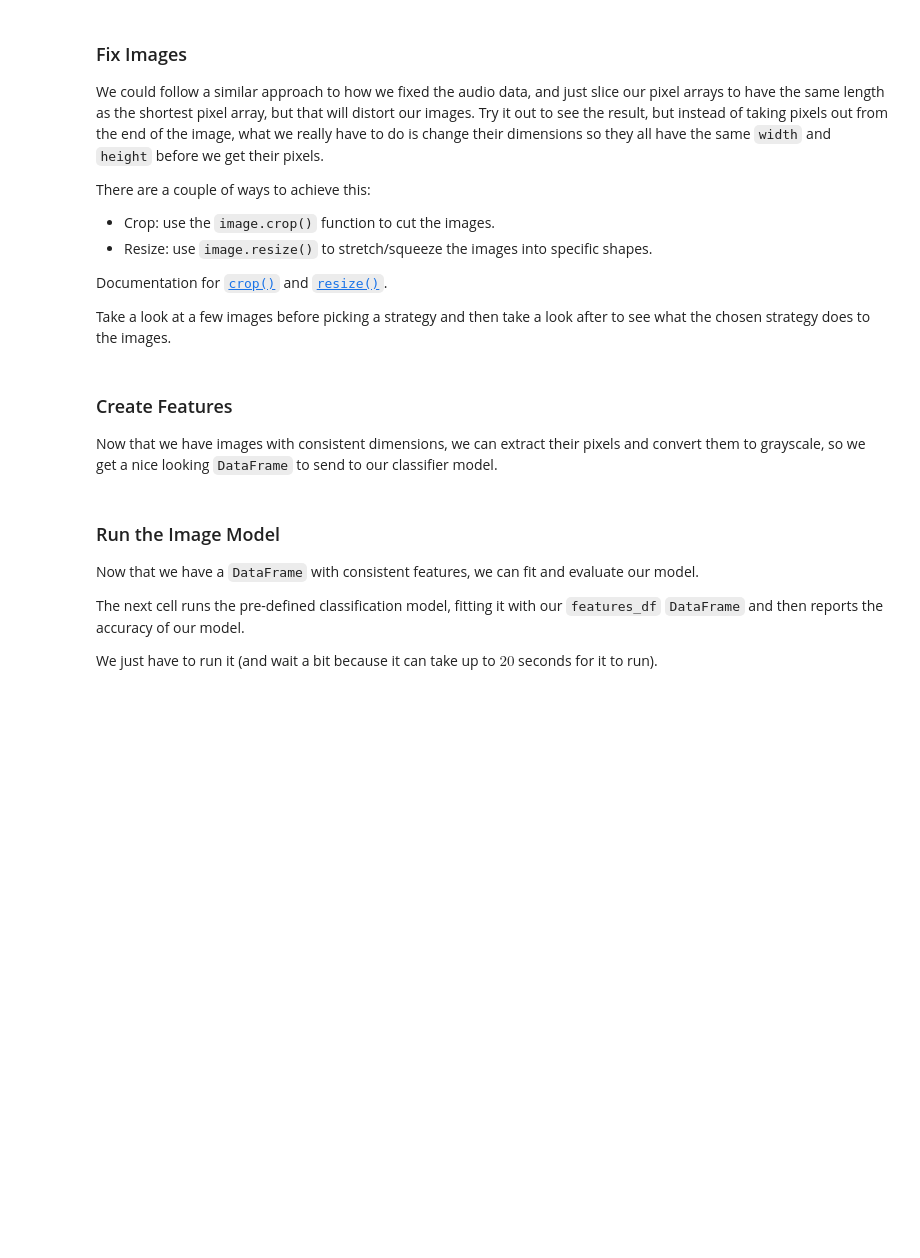
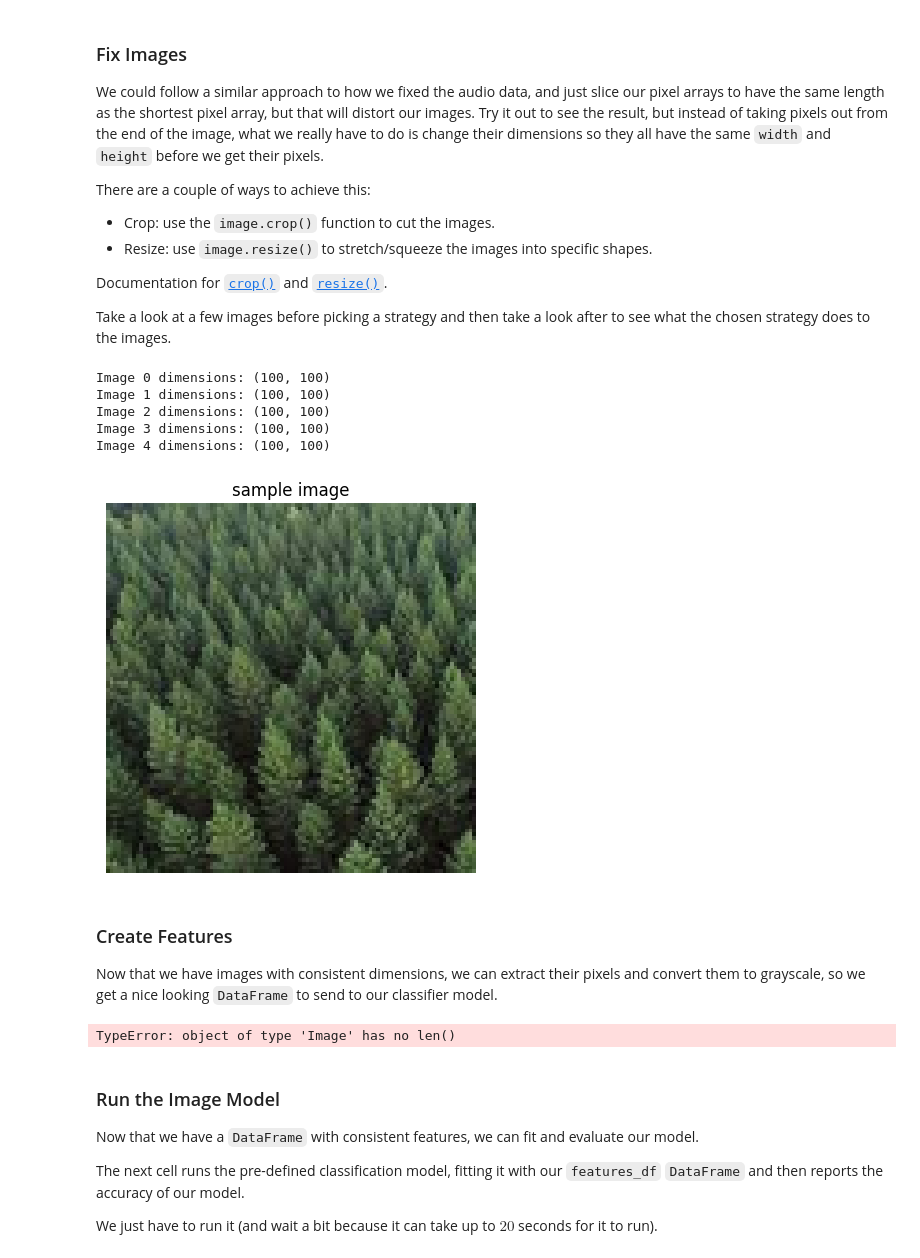
Before and after one commit to KAZIARSH-AI-ML-SPRING2026/KAZHomework05, a Jupyter notebook: Homework05.ipynb, the cells around one changed output. Cells and saved outputs as stored; diff of their text form; code cells hidden in the pictures; blank space fills up the shorter version.

```diff
--- a/Homework05.ipynb
+++ b/Homework05.ipynb
@@ -363,20 +395,56 @@ Documentation for [`crop()`](https://pillow.readthedocs.io/en/stable/reference/I
 Take a look at a few images before picking a strategy and then take a look after to see what the chosen strategy does to the images.
 # %%
 # TODO: look at characteristics/dimensions of the images
+for i in range(5):
+    print(f"Image {i} dimensions: {imgs[i].size}")
 
 # TODO: go through the images and make their dimensions consistent
+target_size = (100, 100)
+resized_imgs = []
+
+for img in imgs:
+    resized = img.resize(target_size)
+    resized_imgs.append(resized)
+
+    imgs = resized_imgs
 
 # TODO: look at some images
+
+import matplotlib.pyplot as plt
+plt.imshow(imgs[0])
+plt.title("sample image")
+plt.axis('off')
+plt.show()
+# %% [output]
+Image 0 dimensions: (100, 100)
+Image 1 dimensions: (100, 100)
+Image 2 dimensions: (100, 100)
+Image 3 dimensions: (100, 100)
+Image 4 dimensions: (100, 100)
+[figure, added]
 # %% [markdown]
 ### Create Features
 
 Now that we have images with consistent dimensions, we can extract their pixels and convert them to grayscale, so we get a nice looking `DataFrame` to send to our classifier model.
 # %%
 # TODO: calculate grayscale pixel values
+bw_images = []
 
+for img in resized_imgs:
+    bw_img = img.convert("L")  # Convert to grayscale
+    bw_images.append(bw_img)
 # TODO: look at some images with make_image()
+grayscale_img = make_image(bw_images[0])
+
+plt.imshow(grayscale_img, cmap='gray')
+plt.title("grayscale image")
+plt.axis('off')
+plt.show()
+
 
 # TODO: create DataFrame
+# %% [output]
+TypeError: object of type 'Image' has no len()
 # %% [markdown]
 ### Run the Image Model
 
```
Also changed, not shown: parts of 8 cells of this notebook, 2 other files.
